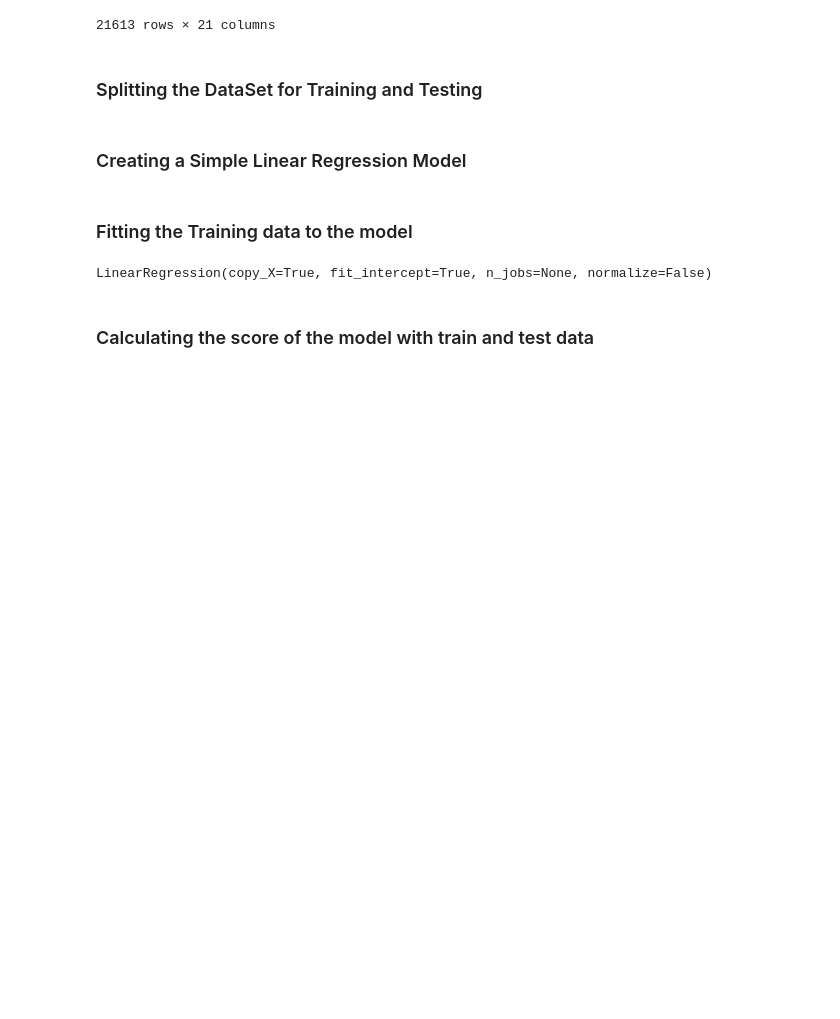
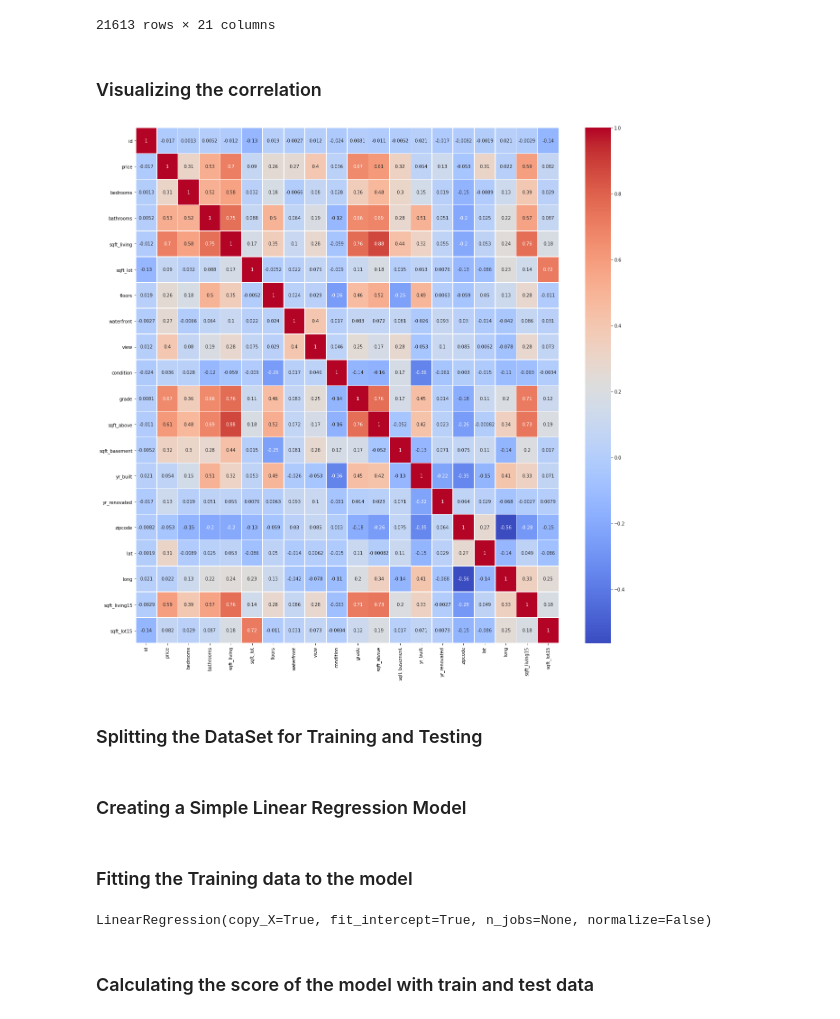
Before and after one commit to KARTHIKEYANC04052002/Machine-Learning-AI-Internship, a Jupyter notebook: ML_Internship_Assignments.ipynb, the cells around one changed output. Saved outputs shown, nothing was run; the diff lists cells and outputs as text; code cells hidden in the pictures; blank space fills up the shorter version.

```diff
--- a/ML_Internship_Assignments.ipynb
+++ b/ML_Internship_Assignments.ipynb
@@ -386,6 +373,15 @@ house_df
 | 21611 | 291310100 | 20150116T000000 | 400000 | 3 | 2.50 | 1600 | 2388 | 2.0 | 0 | 0 | ... |
 | 21612 | 1523300157 | 20141015T000000 | 325000 | 2 | 0.75 | 1020 | 1076 | 2.0 | 0 | 0 | ... |
 21613 rows × 21 columns
+# %% [markdown]
+### Visualizing the correlation
+# %%
+N = len(house_df.columns)
+plt.figure(figsize = (N, N))
+sns.heatmap(house_df.corr(method ='pearson'), cmap='coolwarm', annot=True, linewidths=.5)
+plt.show()
+# %% [output]
+[figure, added]
 # %%
 Columns = ['bedrooms', 'bathrooms', 'sqft_living', 'sqft_lot', 'floors', 'waterfront', 'view', 'condition', 'grade', 'sqft_above', 'sqft_basement', 'yr_built', 'yr_renovated', 'zipcode', 'sqft_living15', 'sqft_lot15']
 # %% [markdown]
```
Also changed, not shown: parts of 62 cells of this notebook.
